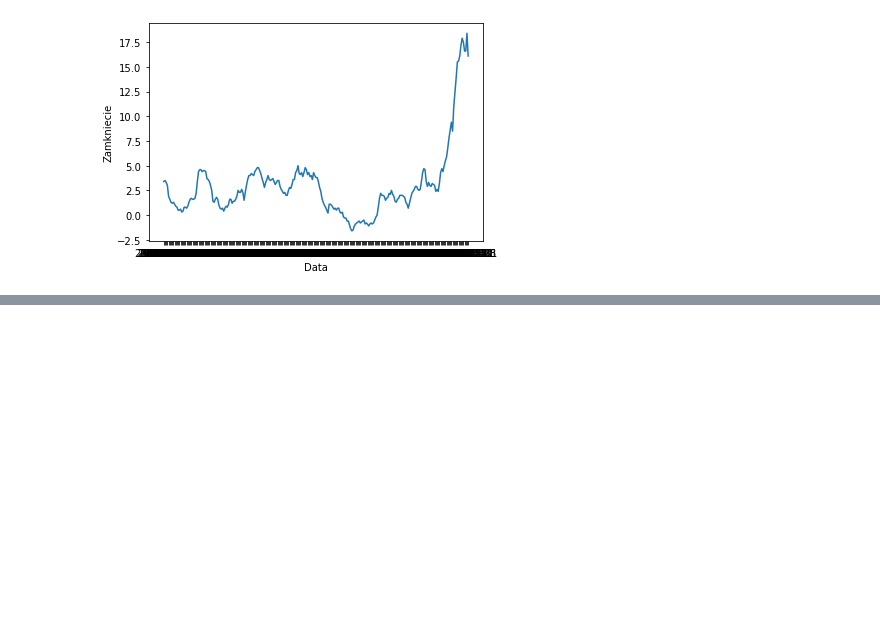
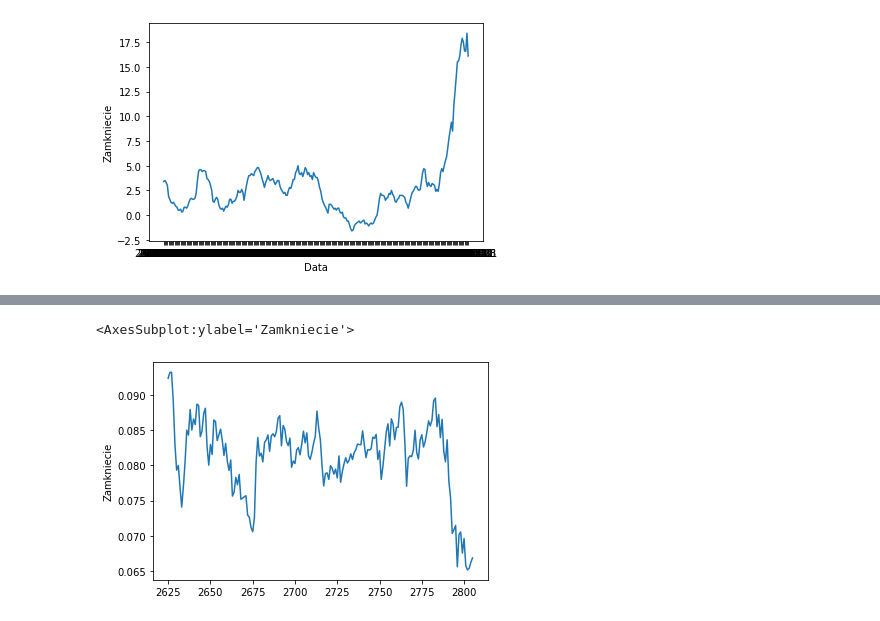
Before and after one commit to msz13/Goal-Based-Investing, a Jupyter notebook: esg/preproccessing.ipynb, the cells around one changed output, grey strips where cells are left out. Drawn from its saved outputs; the diff is of its cells as text; code cells hidden in the pictures; blank space fills up the shorter version.

```diff
--- a/esg/preproccessing.ipynb
+++ b/esg/preproccessing.ipynb
@@ -129,3 +129,6 @@ sns.lineplot(data=cpipl['Zamkniecie'])
 # %% [output]
 <AxesSubplot:xlabel='Data', ylabel='Zamkniecie'>
 [figure]
+# %%
+spx = loadStooqData('^SPX')
+spx.info()
@@ -131,0 +149,8 @@ sns.lineplot(data=cpipl['Zamkniecie'])
+# %%
+df = spx.set_index('Data')
+df = spx['Zamkniecie'].pct_change().iloc[-480:]
+means = df.rolling(300).mean() * 12
+sns.lineplot(data=means)
+# %% [output]
+<AxesSubplot:ylabel='Zamkniecie'>
+[figure, added]
```
Also changed, not shown: parts of 1 cell of this notebook, 6 other files.
